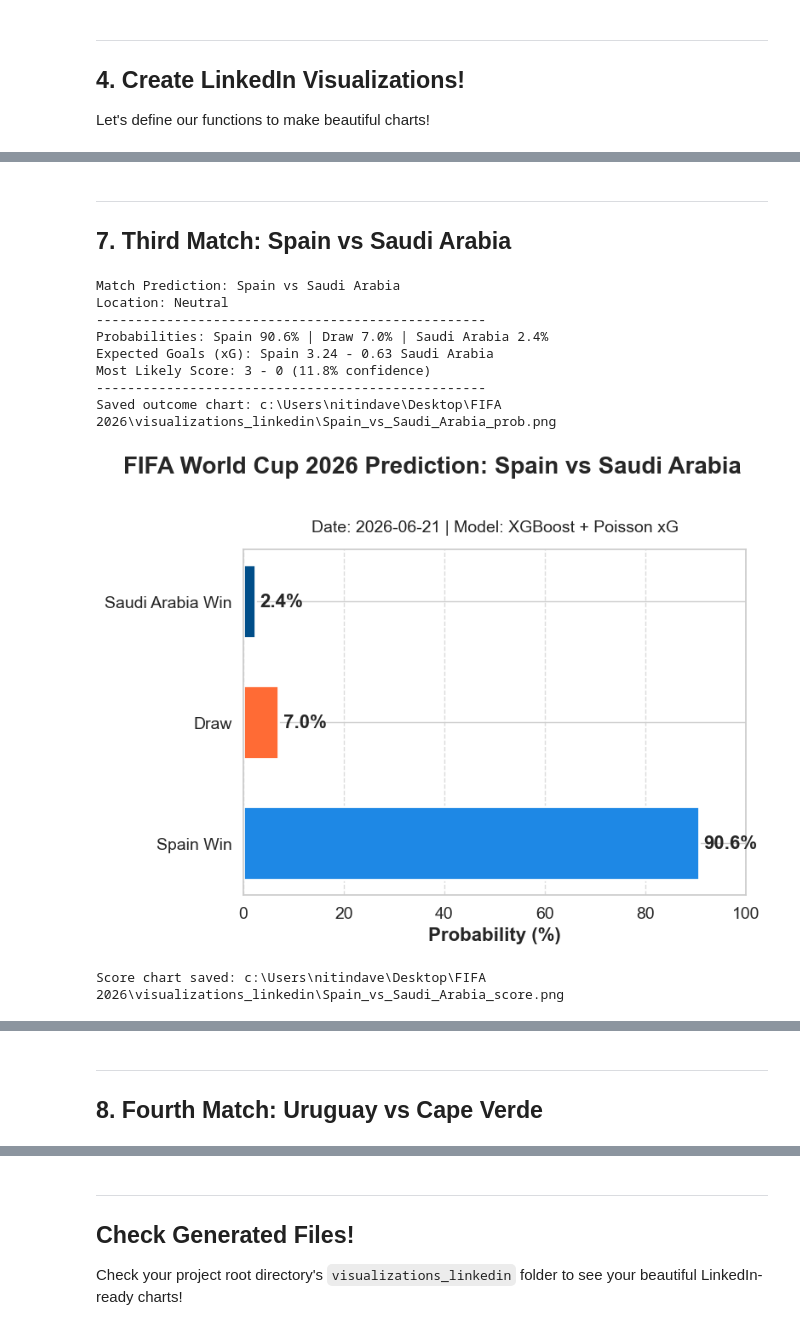
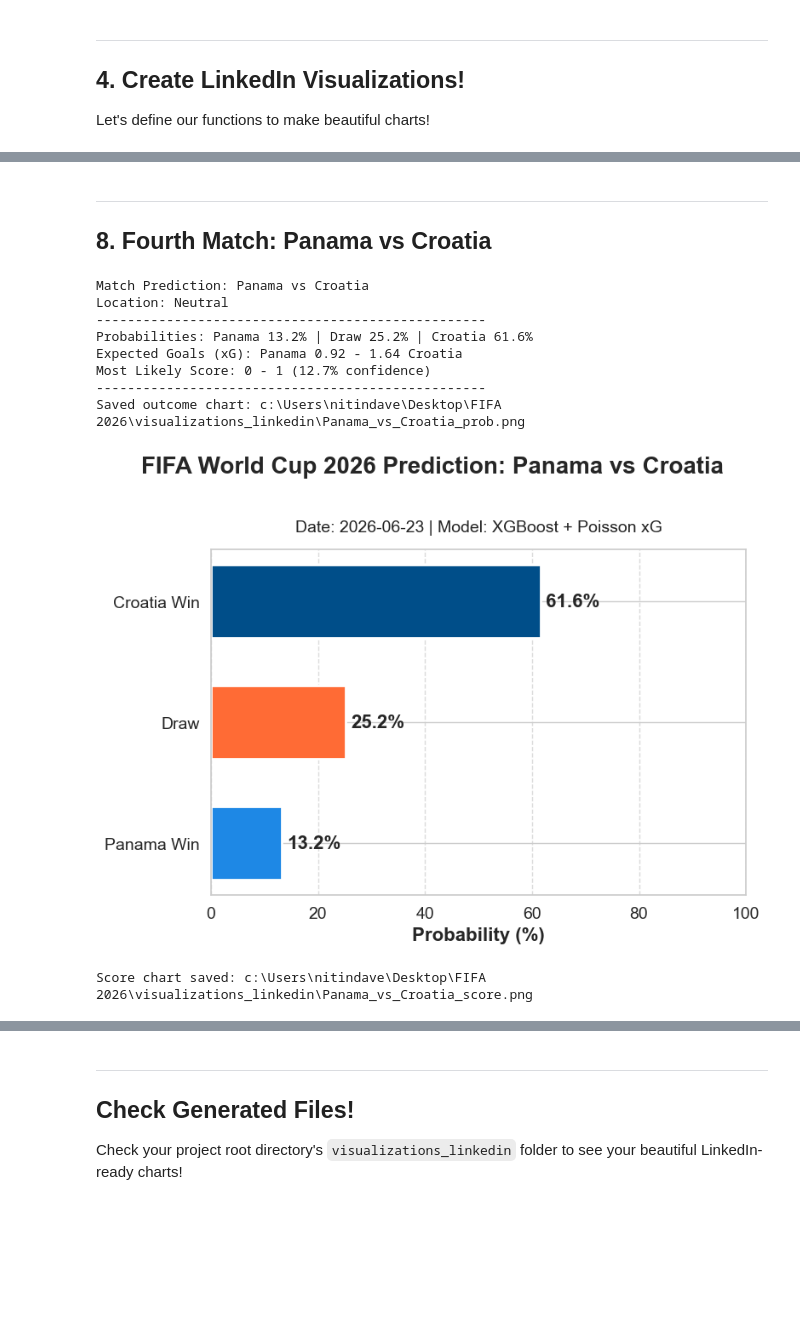
Before and after one commit to nitindavegit/FIFA-2026-Predictions, a Jupyter notebook: notebooks/04_LinkedIn_Presentation.ipynb, the cells around one changed output, grey strips where cells are left out. Cells and saved outputs as stored; diff of their text form; code cells hidden in the pictures; blank space fills up the shorter version.

```diff
--- a/notebooks/04_LinkedIn_Presentation.ipynb
+++ b/notebooks/04_LinkedIn_Presentation.ipynb
@@ -119,7 +119,7 @@ def generate_outcome_chart(home_team, away_team, probs, date_str="2026-06-21"):
     plt.show()
     plt.close(fig)
 # %%
-def generate_score_heatmap(home_team, away_team, home_xg, away_xg, date_str="2026-06-21"):
+def generate_score_heatmap(home_team, away_team, home_xg, away_xg, date_str="2026-06-23"):
     fig, (ax_heatmap, ax_summary) = plt.subplots(ncols=2, figsize=FIGSIZE, dpi=DPI, gridspec_kw={'width_ratios': [3, 1]})
 
     max_goals=5
@@ -176,7 +176,7 @@ def generate_score_heatmap(home_team, away_team, home_xg, away_xg, date_str="202
 # %%
-pred = predict_match("Belgium", "Iran")
+pred = predict_match("Portugal", "Uzbekistan")
 if pred:
     probs, (home_xg, away_xg) = pred['probs'], pred['xg']
-    generate_outcome_chart("Belgium", "Iran", probs)
-    generate_score_heatmap("Belgium", "Iran", home_xg, away_xg)
+    generate_outcome_chart("Portugal", "Uzbekistan", probs)
+    generate_score_heatmap("Portugal", "Uzbekistan", home_xg, away_xg)
 # %% [output]
@@ -196,0 +197,6 @@ Score chart saved: c:\Users\nitindave\Desktop\FIFA 2026\visualizations_linkedin\
+# %%
+pred = predict_match("Colombia", "DR Congo")
+if pred:
+    probs, (home_xg, away_xg) = pred['probs'], pred['xg']
+    generate_outcome_chart("Colombia", "DR Congo", probs)
+    generate_score_heatmap("Colombia", "DR Congo", home_xg, away_xg)
@@ -197,7 +218,7 @@ Score chart saved: c:\Users\nitindave\Desktop\FIFA 2026\visualizations_linkedin\
 # %%
-pred = predict_match("New Zealand", "Egypt")
+pred = predict_match("England", "Ghana")
 if pred:
     probs, (home_xg, away_xg) = pred['probs'], pred['xg']
-    generate_outcome_chart("New Zealand", "Egypt", probs)
-    generate_score_heatmap("New Zealand", "Egypt", home_xg, away_xg)
+    generate_outcome_chart("England", "Ghana", probs)
+    generate_score_heatmap("England", "Ghana", home_xg, away_xg)
 # %% [output]
@@ -215,20 +236,20 @@ Score chart saved: c:\Users\nitindave\Desktop\FIFA 2026\visualizations_linkedin\
-# %% [markdown]
----
-## 7. Third Match: Spain vs Saudi Arabia
+# %% [markdown]
+---
+## 8. Fourth Match: Panama vs Croatia
 # %%
-pred = predict_match("Spain", "Saudi Arabia")
+pred = predict_match("Panama", "Croatia")
 if pred:
     probs, (home_xg, away_xg) = pred['probs'], pred['xg']
-    generate_outcome_chart("Spain", "Saudi Arabia", probs)
-    generate_score_heatmap("Spain", "Saudi Arabia", home_xg, away_xg)
+    generate_outcome_chart("Panama", "Croatia", probs)
+    generate_score_heatmap("Panama", "Croatia", home_xg, away_xg)
 # %% [output]
-Match Prediction: Spain vs Saudi Arabia
+Match Prediction: Panama vs Croatia
 Location: Neutral
 --------------------------------------------------
-Probabilities: Spain 90.6% | Draw 7.0% | Saudi Arabia 2.4%
-Expected Goals (xG): Spain 3.24 - 0.63 Saudi Arabia
-Most Likely Score: 3 - 0 (11.8% confidence)
+Probabilities: Panama 13.2% | Draw 25.2% | Croatia 61.6%
+Expected Goals (xG): Panama 0.92 - 1.64 Croatia
+Most Likely Score: 0 - 1 (12.7% confidence)
 --------------------------------------------------
-Saved outcome chart: c:\Users\nitindave\Desktop\FIFA 2026\visualizations_linkedin\Spain_vs_Saudi_Arabia_prob.png
+Saved outcome chart: c:\Users\nitindave\Desktop\FIFA 2026\visualizations_linkedin\Panama_vs_Croatia_prob.png
-[figure, old version]
+[figure, new version]
-Score chart saved: c:\Users\nitindave\Desktop\FIFA 2026\visualizations_linkedin\Spain_vs_Saudi_Arabia_score.png
+Score chart saved: c:\Users\nitindave\Desktop\FIFA 2026\visualizations_linkedin\Panama_vs_Croatia_score.png
@@ -236,3 +256,0 @@ Score chart saved: c:\Users\nitindave\Desktop\FIFA 2026\visualizations_linkedin\
-# %% [markdown]
----
-## 8. Fourth Match: Uruguay vs Cape Verde
```
Also changed, not shown: parts of 10 cells of this notebook.
